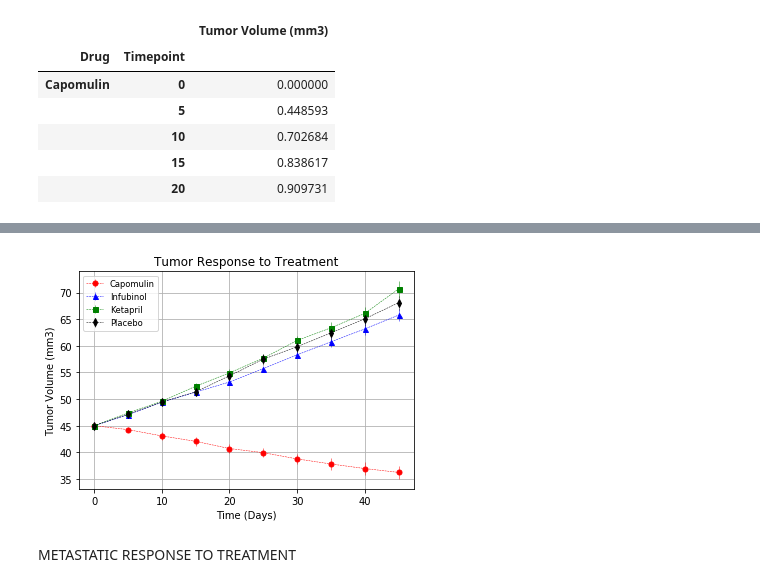
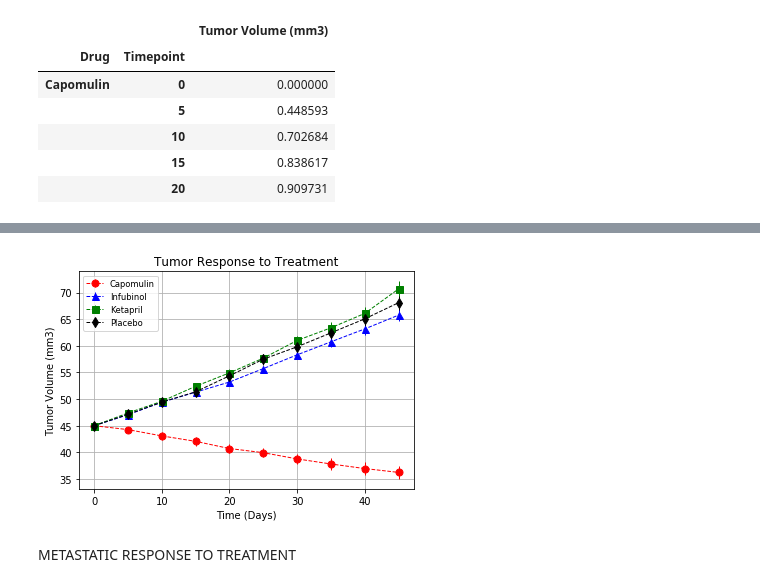
Before and after one commit to pharmon9847/matplotlib-challenge, a Jupyter notebook: Pymaceuticals.ipynb, the cells around one changed output, grey strips where cells are left out. Saved outputs shown, nothing was run; the diff lists cells and outputs as text; code cells hidden in the pictures.

```diff
--- a/Pymaceuticals.ipynb
+++ b/Pymaceuticals.ipynb
@@ -127,24 +127,24 @@ tumor_treatment_response_pivot_sem.head()
 | 20 | 0.909731 | 0.359482 | 0.476210 | 0.726484 | 0.595260 | 0.839609 | 0.555181 | 0.786199 | 0.621889 | ... |
 # %%
 # Generate the Plot (with Error Bars)
-plt.errorbar(tumor_treatment_response_pivot_mean.index, tumor_treatment_response_pivot_mean["Capomulin"], yerr=tumor_treatment_response_pivot_sem["Capomulin"], label="Capomulin", color="r", marker="o", markersize=5, linestyle="dashed", linewidth=0.50)
-plt.errorbar(tumor_treatment_response_pivot_mean.index, tumor_treatment_response_pivot_mean["Infubinol"], yerr=tumor_treatment_response_pivot_sem["Infubinol"], label="Infubinol", color="b", marker="^", markersize=5, linestyle="dashed", linewidth=0.50)
-plt.errorbar(tumor_treatment_response_pivot_mean.index, tumor_treatment_response_pivot_mean["Ketapril"], yerr=tumor_treatment_response_pivot_sem["Ketapril"], label="Ketapril", color="g", marker="s", markersize=5, linestyle="dashed", linewidth=0.50)
-plt.errorbar(tumor_treatment_response_pivot_mean.index, tumor_treatment_response_pivot_mean["Placebo"], yerr=tumor_treatment_response_pivot_sem["Placebo"], label="Placebo", color="k", marker="d", markersize=5, linestyle="dashed", linewidth=0.50)
+plt.errorbar(tumor_treatment_response_pivot_mean.index, tumor_treatment_response_pivot_mean["Capomulin"], yerr=tumor_treatment_response_pivot_sem["Capomulin"], label="Capomulin", color="r", marker="o", markersize=7, linestyle="dashed", linewidth=1)
+plt.errorbar(tumor_treatment_response_pivot_mean.index, tumor_treatment_response_pivot_mean["Infubinol"], yerr=tumor_treatment_response_pivot_sem["Infubinol"], label="Infubinol", color="b", marker="^", markersize=7, linestyle="dashed", linewidth=1)
+plt.errorbar(tumor_treatment_response_pivot_mean.index, tumor_treatment_response_pivot_mean["Ketapril"], yerr=tumor_treatment_response_pivot_sem["Ketapril"], label="Ketapril", color="g", marker="s", markersize=7, linestyle="dashed", linewidth=1)
+plt.errorbar(tumor_treatment_response_pivot_mean.index, tumor_treatment_response_pivot_mean["Placebo"], yerr=tumor_treatment_response_pivot_sem["Placebo"], label="Placebo", color="k", marker="d", markersize=7, linestyle="dashed", linewidth=1)
 
 plt.title("Tumor Response to Treatment")
 plt.ylabel("Tumor Volume (mm3)")
 plt.xlabel("Time (Days)")
 plt.grid(True)
 plt.legend(loc="best", fontsize="small", fancybox=True)
 
 # Save the Figure
 plt.savefig("analysis/figure1.png")
 
 # Show the Figure
 plt.show()
 # %% [output]
-[figure, old version]
+[figure, new version]
 # %% [markdown]
 METASTATIC RESPONSE TO TREATMENT
 # %%
```
Also changed, not shown: parts of 2 cells of this notebook, 3 other files.
